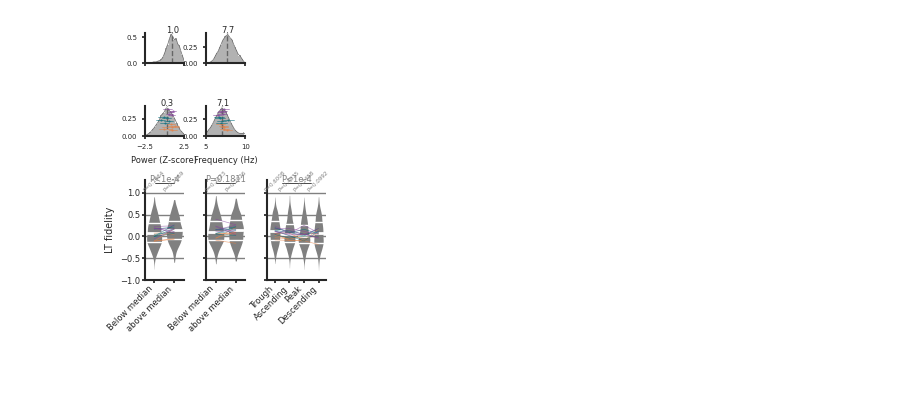
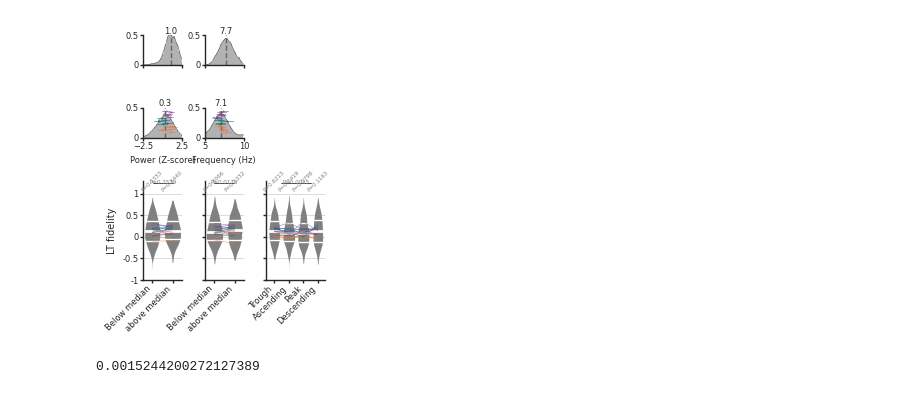
Before and after one commit to diba-lab/Maboudi_et_al_2022, a Jupyter notebook: theta_learned_tunings_vs_theta_features_and_velocity.ipynb, the cells around one changed output. Drawn from its saved outputs; the diff is of its cells as text; code cells hidden in the pictures.

```diff
--- a/theta_learned_tunings_vs_theta_features_and_velocity.ipynb
+++ b/theta_learned_tunings_vs_theta_features_and_velocity.ipynb
@@ -498,6 +462,7 @@ for condition_idx, condition_name in enumerate(theta_features_velocity_names):
 
     theta_features_velocity_binned_pooled[condition_name] = np.concatenate(theta_features_velocity_binned_pooled[condition_name])
 # %%
+from matplotlib import ticker
 
 #---------------------------------------------------------------------------------------------------------
 # Define functions
@@ -532,6 +497,14 @@ def  get_x_axis_labels(condition_name, data_to_plot):
     return xlabel, xlim, xticks, xticklabels
 
 
+def remove_trailing_zeros(x, _):
+    if x == int(x):
+        return str(int(x))
+    else:
+        return str(x)
+
+
+
 
 def plot_violin(ax, data, color):
     alpha = 1
@@ -548,9 +521,9 @@ def plot_violin(ax, data, color):
         l.set_linewidth(2)
         l.set_color('white')
         l.set_alpha(1)
-    ax.grid(axis='y', color='gray', linewidth=1)
+    ax.grid(axis='y', color=(.8,.8,.8), linewidth=0.5)
     for axis in ['left', 'bottom']:
-        ax.spines[axis].set_linewidth(1.5)
+        ax.spines[axis].set_linewidth(1)
 
 def get_pval_statement(pvalue):
     if pvalue < 0.0001:
@@ -579,7 +552,7 @@ sns.set_theme(style="ticks", rc=custom_params)
 
 plt.rcParams.update({
     'font.size':6,
-    'axes.linewidth':1.5,
+    'axes.linewidth':1,
     'pdf.fonttype':42,
     'ps.fonttype':42,
     'axes.labelsize':6,
@@ -640,8 +613,11 @@ for condition_idx, condition_name in enumerate(theta_features_velocity_names):
         # ax0.set_title(f'{condition_name}', color='black', y = 1, fontsize = 7)
 
         ax0.axvline(x=np.nanmedian(current_values), color=(.4,.4,.4), linestyle = '--', linewidth=1)
+        ax0.set_ylim([0, 0.5])
+        ax0.set_yticks([0, 0.5], [0, 0.5])
         yl = ax0.get_ylim()
-        ax0.text(np.nanmedian(current_values), yl[1], f'{np.nanmedian(current_values):.1f}', ha='center', fontsize=6)
+        ax0.text(np.nanmedian(current_values), 1.05*yl[1], f'{np.nanmedian(current_values):.1f}', ha='center', fontsize=6)
+        ax0.yaxis.set_major_formatter(ticker.FuncFormatter(remove_trailing_zeros))
 
         xlabel, xlim, xticks, xticklabels = get_x_axis_labels(condition_name, current_values)
 
@@ -649,19 +625,27 @@ for condition_idx, condition_name in enumerate(theta_features_velocity_names):
         if len(xticks) > 0: ax0.set_xticks(xticks)
         ax0.set_xticklabels('')
 
+        ax0.tick_params(axis='both', which='major', labelsize=6, length=2, width = 1, pad=1)
+
+
         # plot the same but for the data pooled across sessions
         ax1 = fig.add_subplot(gs[1, condition_idx])
         current_values = theta_features_velocity_binned_pooled[condition_name]
         sns.histplot(current_values, bins=30, cumulative=False, stat='density', kde=True, color=(.4,.4,.4), edgecolor='none', line_kws={'linewidth':0.5}, ax = ax1)
         ax1.set_ylabel("")
 
+
+        ax1.set_ylim([0, 0.5])
+        ax1.set_yticks([0, 0.5], [0, 0.5])
+        ylim_old = ax1.get_ylim()
+        ax1.set_ylim([0, ylim_old[1]])
+        ax1.yaxis.set_major_formatter(ticker.FuncFormatter(remove_trailing_zeros))
+
         if condition_name != 'theta_phase':
             ax1.axvline(x=np.nanmedian(current_values), color=(.4,.4,.4), linestyle = '--', linewidth=1)
             yl = ax1.get_ylim()
-            ax1.text(np.nanmedian(current_values), yl[1], f'{np.nanmedian(current_values):.1f}', ha='center', fontsize=6)
+            ax1.text(np.nanmedian(current_values), 1.05*yl[1], f'{np.nanmedian(current_values):.1f}', ha='center', fontsize=6)
 
-        ylim_old = ax1.get_ylim()
-        ax1.set_ylim([0, ylim_old[1]])
 
         ylim = ax1.get_ylim()
         for session_idx in range(number_of_sessions):
@@ -686,6 +670,8 @@ for condition_idx, condition_name in enumerate(theta_features_velocity_names):
         if len(xlim) > 0: ax1.set_xlim(xlim)
         if len(xticks) > 0: ax1.set_xticks(xticks)
         if len(xlabel) > 0: ax1.set_xlabel(xlabel)
+
+        ax1.tick_params(axis='both', which='major', labelsize=6, length=2, width = 1, pad=1)
 
 
 
@@ -722,7 +708,8 @@ for condition_idx, condition_name in enumerate(theta_features_velocity_names):
     ax1.set_ylim([-1,1.3])
     ax1.set_yticks(np.arange(-1, 1.1, 0.5))
 
-    ax1.tick_params(axis='both', which='major', labelsize=6, length=2, pad=1)
+    ax1.tick_params(axis='both', which='major', labelsize=6, length=2, width = 1, pad=1)
+    ax1.yaxis.set_major_formatter(ticker.FuncFormatter(remove_trailing_zeros))
 
     if condition_idx > 0:
         ax1.set_yticklabels("")
@@ -746,33 +733,33 @@ for condition_idx, condition_name in enumerate(theta_features_velocity_names):
     if data_array.shape[1] == 2: # signed-rank test
         _, p_value = wilcoxon(data_array[:, 0], data_array[:, 1], nan_policy='omit')
     else: # Friedman test
         not_nan_idx = np.where(~np.isnan(data_array).any(axis=1))[0]
         data_array_cln = data_array[not_nan_idx]
-        _, p_value = friedmanchisquare(*data_array_cln)
+        _, p_value = friedmanchisquare(data_array_cln[:,0], data_array_cln[:,1], data_array_cln[:,2], data_array_cln[:,3])
 
         post_hoc_p_value = np.full((num_columns, num_columns), np.nan)
         medians = np.nanmedian(data_array, axis=0)
         # post-hoc signed-rank tests
         for i in range(num_columns):
             for j in range(i+1, num_columns):
                 _, post_hoc_p_value[i, j] = wilcoxon(data_array[:, i], data_array[:, j], nan_policy='omit')
 
 
     ax1.axhline(y=0.95*ax1.get_ylim()[1], xmin = 0.25, xmax = 0.75, color = 'black', linewidth=0.5)
-    ax1.annotate(get_pval_statement(p_value), xy = (np.mean(ax1.get_xlim()), ax1.get_ylim()[1]), xytext = (np.mean(ax1.get_xlim()), 1.2), color = 'gray', ha = "center", va="bottom", fontsize = 6)
+    ax1.annotate(get_pval_statement(p_value), xy = (np.mean(ax1.get_xlim()), ax1.get_ylim()[1]), xytext = (np.mean(ax1.get_xlim()), 1.2), color = 'gray', ha = "center", va="bottom", fontsize = 4)
 
 
 plt.tight_layout()
 plt.subplots_adjust(wspace=0.5)
 
 # fig.suptitle('pooled_theta_amp_phase_velocity_learned_tunings', y=1)
 
 plt.show()
 
 # filename = 'learned_tunings_maze_theta_lfp_feature_velocity_pooled.pdf'
 filename = 'learned_tunings_REM_theta_lfp_feature_velocity_pooled.pdf'
 
 file_path = os.path.join(data_dir, filename)
 plt.savefig(file_path, format='pdf', dpi=300)
 # %% [output]
-[figure, old version]
+[figure, new version]
@@ -796,0 +766,5 @@ plt.figure()
+# %%
+_, p_value = friedmanchisquare(data_array_cln[:,0], data_array_cln[:,1], data_array_cln[:,2], data_array_cln[:,3])
+print(p_value)
+# %% [output]
+0.0015244200272127389
```
Also changed, not shown: parts of 7 cells of this notebook, 5 other files.
